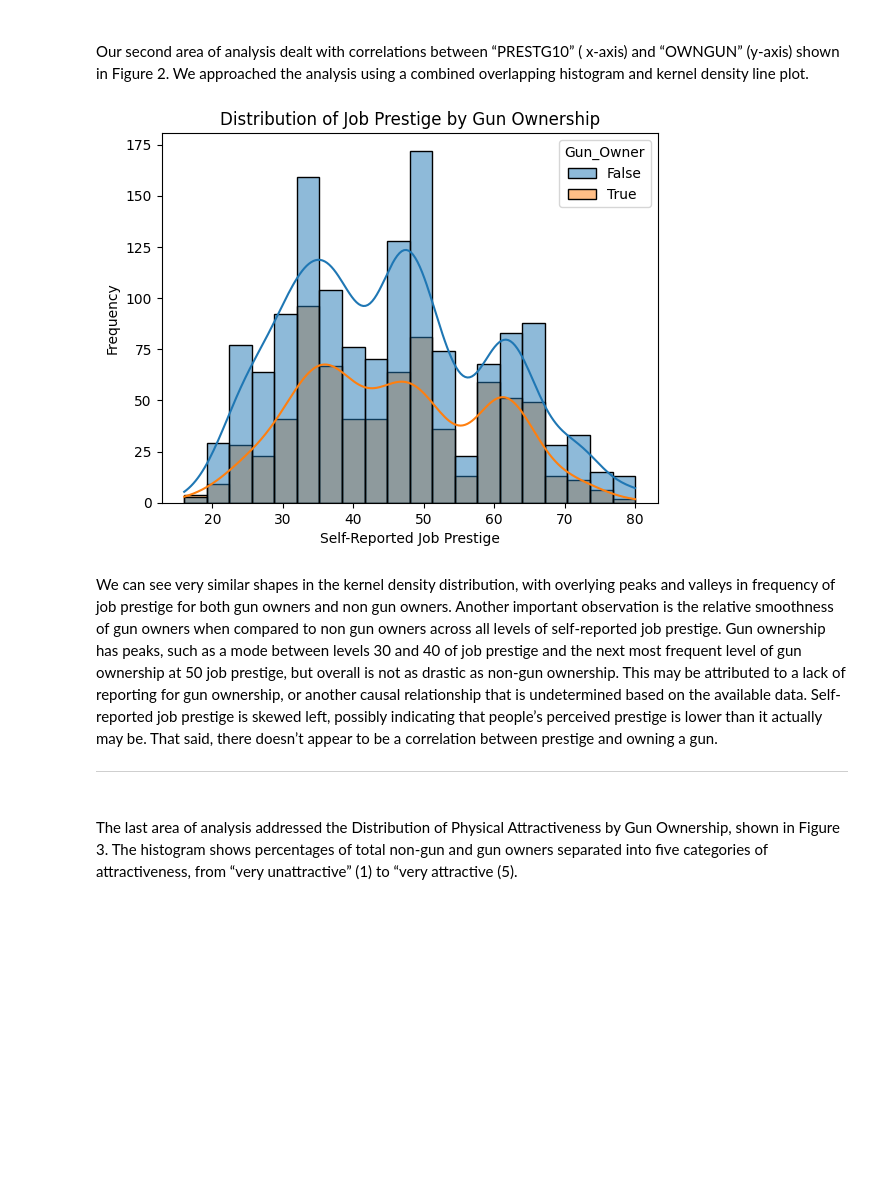
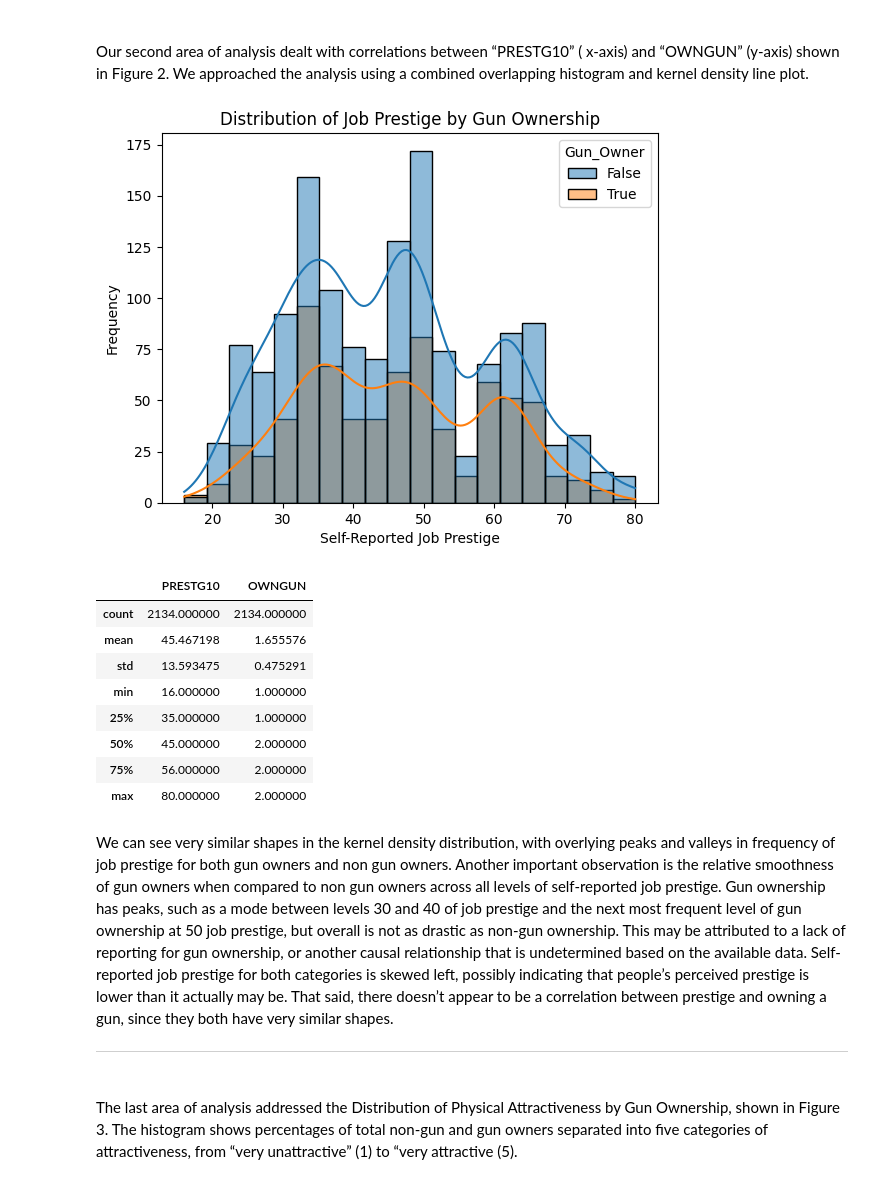
Before and after one commit to FlavienS6/project_gss, a Jupyter notebook: GSS_Final_Paper.ipynb, the cells around one changed output. Drawn from its saved outputs; the diff is of its cells as text; code cells hidden in the pictures; blank space fills up the shorter version.

```diff
--- a/GSS_Final_Paper.ipynb
+++ b/GSS_Final_Paper.ipynb
@@ -258,20 +286,30 @@ histogram and kernel density line plot.
 # %%
 import seaborn as sns
 import matplotlib.pyplot as plt
 #plots both histogram & kernel density
 sns.histplot(data=pgdf, x='PRESTG10', hue='Gun_Owner', multiple='layer', kde=True)
 
 plt.xlabel('Self-Reported Job Prestige')
 plt.ylabel('Frequency')
 plt.title('Distribution of Job Prestige by Gun Ownership')
 
 # Show the plot
 plt.show()
+pgdf.describe()
 # %% [output]
 [figure]
+|  | PRESTG10 | OWNGUN |
+| count | 2134.000000 | 2134.000000 |
+| mean | 45.467198 | 1.655576 |
+| std | 13.593475 | 0.475291 |
+| min | 16.000000 | 1.000000 |
+| 25% | 35.000000 | 1.000000 |
+| 50% | 45.000000 | 2.000000 |
+| 75% | 56.000000 | 2.000000 |
+| max | 80.000000 | 2.000000 |
 # %% [markdown]
 We can see very similar shapes in the kernel density distribution,
-with overlying peaks and valleys in frequency of job prestige for both gun owners and non gun owners. Another important observation is the relative smoothness of gun owners when compared to non gun owners across all levels of self-reported job prestige. Gun ownership has peaks, such as a mode between levels 30 and 40 of job prestige and the next most frequent level of gun ownership at 50 job prestige, but overall is not as drastic as non-gun ownership. This may be attributed to a lack of reporting for gun ownership, or another causal relationship that is undetermined based on the available data. Self-reported job prestige is skewed left, possibly indicating that people’s perceived prestige is lower than it actually may be. That said, there doesn’t appear to be a correlation between prestige and owning a gun.
+with overlying peaks and valleys in frequency of job prestige for both gun owners and non gun owners. Another important observation is the relative smoothness of gun owners when compared to non gun owners across all levels of self-reported job prestige. Gun ownership has peaks, such as a mode between levels 30 and 40 of job prestige and the next most frequent level of gun ownership at 50 job prestige, but overall is not as drastic as non-gun ownership. This may be attributed to a lack of reporting for gun ownership, or another causal relationship that is undetermined based on the available data. Self-reported job prestige for both categories is skewed left, possibly indicating that people’s perceived prestige is lower than it actually may be. That said, there doesn’t appear to be a correlation between prestige and owning a gun, since they both have very similar shapes.
 
 ***
 # %% [markdown]
```
Also changed, not shown: parts of 12 cells of this notebook.
